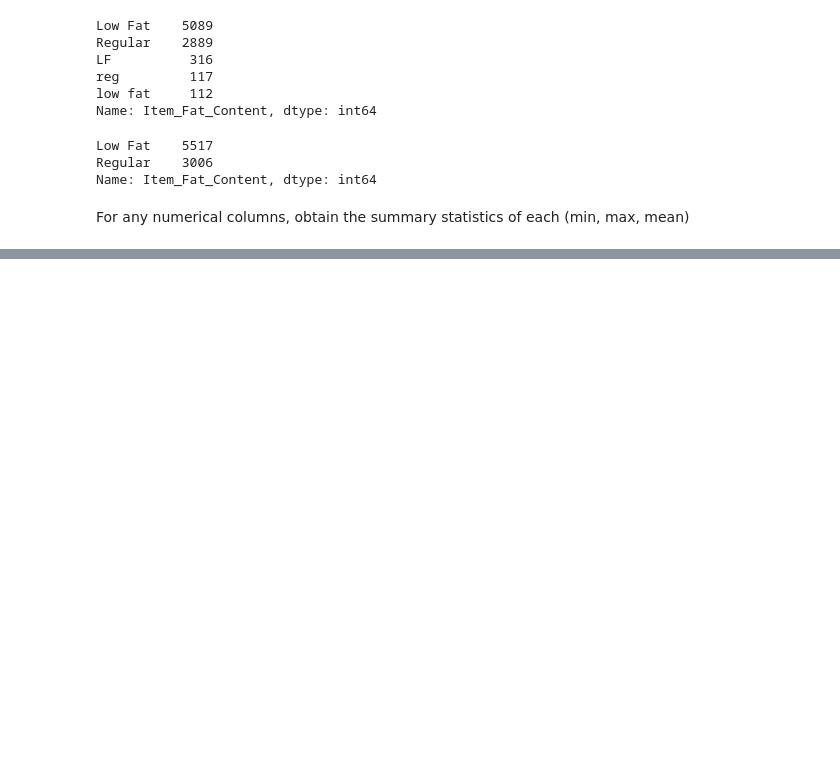
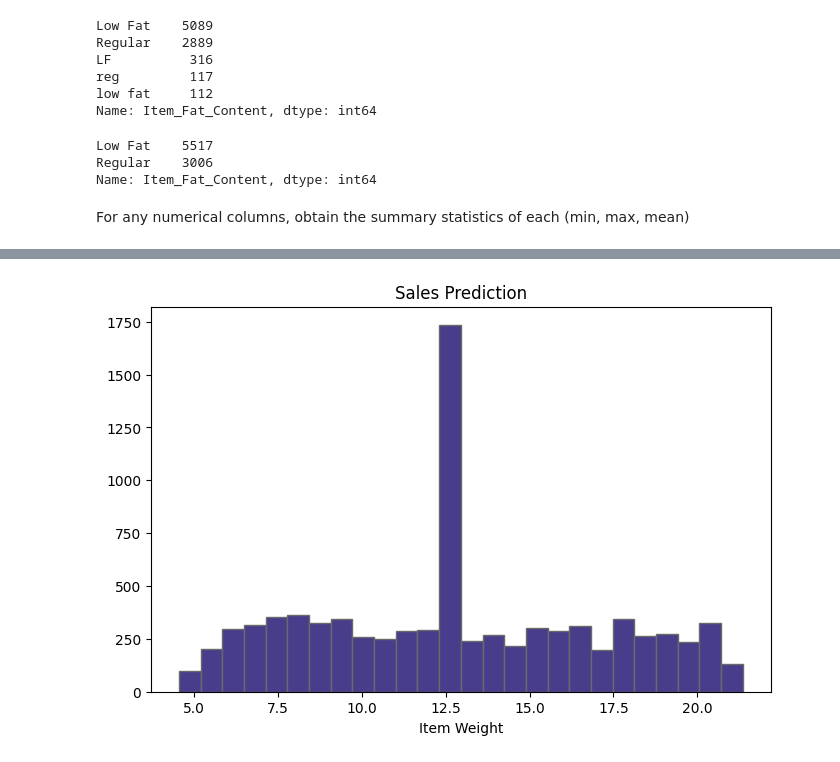
Before and after one commit to Icee21/sales-predictions, a Jupyter notebook: Sales_predictions.ipynb, the cells around one changed output, grey strips where cells are left out. Saved outputs shown, nothing was run; the diff lists cells and outputs as text; code cells hidden in the pictures; blank space fills up the shorter version.

```diff
--- a/Sales_predictions.ipynb
+++ b/Sales_predictions.ipynb
@@ -216,2 +224,11 @@ df.describe()
 | 75% | 16.000000 | 0.094585 | 185.643700 | 3101.296400 |
 | max | 21.350000 | 0.328391 | 266.888400 | 13086.964800 |
+# %%
+item_1 = df['Item_Weight']
+item_1_mean = df['Item_Weight'].mean()
+plt.figure(figsize = (8,5))
+plt.hist(item_1, bins = 'auto', edgecolor = 'dimgrey',  color = 'darkslateblue')
+plt.xlabel('Item Weight')
+plt.title('Sales Prediction');
+# %% [output]
+[figure, added]
```
Also changed, not shown: parts of 15 cells of this notebook.
